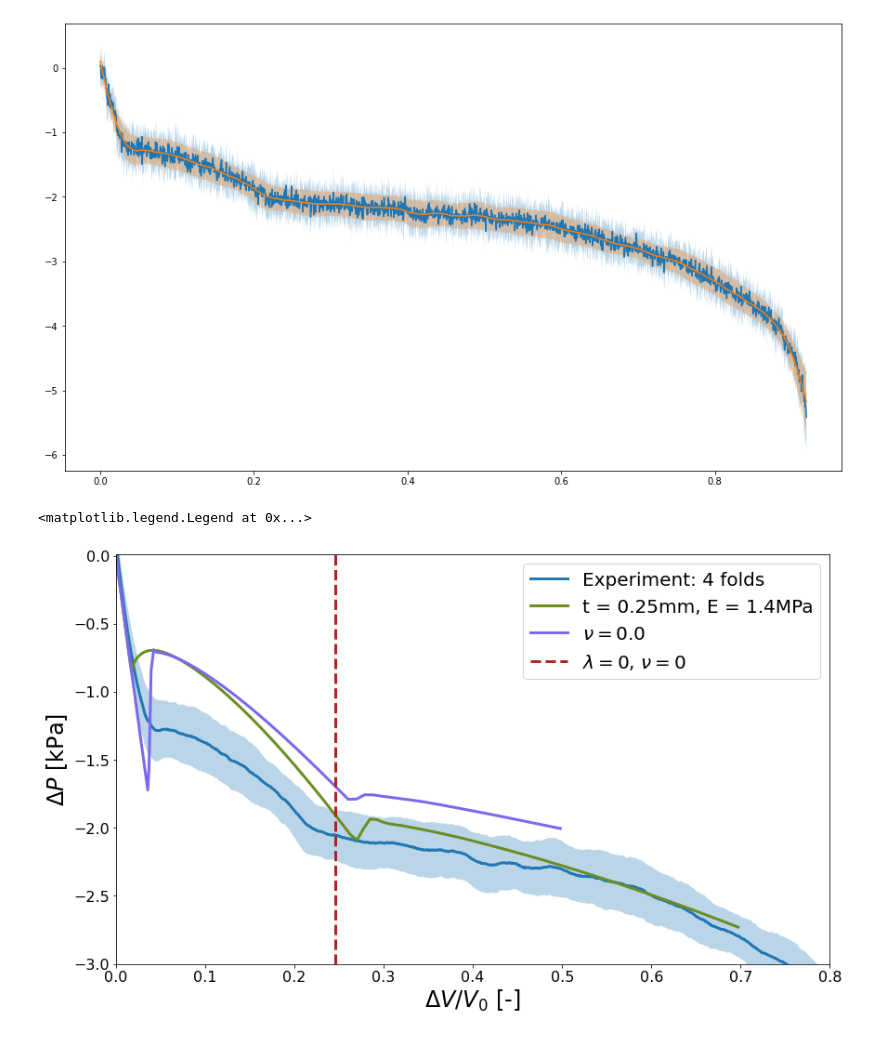
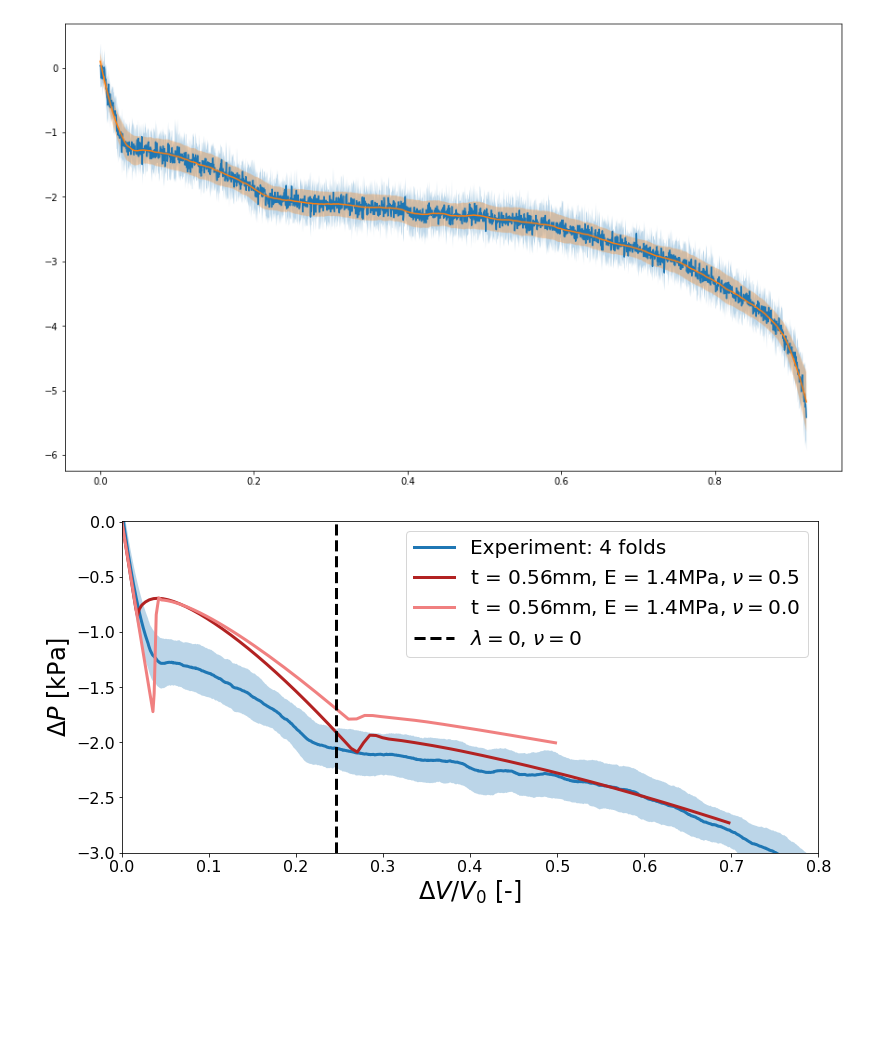
Before and after one commit to bertoldi-collab/buckling-cylinders, a Jupyter notebook: figure_making.ipynb, the cells around one changed output. Drawn from its saved outputs; the diff is of its cells as text; code cells hidden in the pictures; blank space fills up the shorter version.

```diff
--- a/figure_making.ipynb
+++ b/figure_making.ipynb
@@ -31,9 +45,10 @@ for i,nu in enumerate(nu_try):
         temp_all = data_cur[:,0]
         freq_all = data_cur[:,1:]
 
-        color_plot = plt.get_cmap(cmap_all[i])(0.7)
+        # color_plot = plt.get_cmap(cmap_all[i])(0.7)
+        color_plot = 'lightcoral'
 
-        for j in range(np.shape(freq_all)[1]):
+        for j in range(np.shape(freq_all)[1]-1):
             ax.plot(-3*temp_all, freq_all[:,j], 'o', color = color_plot, markersize = markersize_all)
             if j == 0:
                 ax.plot(-3*temp_all, freq_all[:,j], '-', color = color_plot, label = rf'$\nu$ = {nu}', linewidth = linewidth_all)
@@ -51,4 +66,5 @@ ax.set_xlim(0,0.35)
 
 
 # fig.savefig('data_processed/change_nu_4folds_val.jpg')
+fig.savefig('data_processed/4folds_eigval_00_nolam0.jpg')
 # %% [output]
@@ -58,7 +162,7 @@ ax.set_xlim(0,0.35)
 nu_try = [0.0, 0.1, 0.2, 0.3, 0.4, 0.5]
 
 # fig, ax = plt.subplots(figsize = (14,10))
-fig, ax = plt.subplots(figsize = (12,7), constrained_layout = True)
+fig, ax = plt.subplots(figsize = figsize_whole, constrained_layout = True)
 
 initial_idx = 240
 
@@ -74,9 +178,10 @@ for i,nu in enumerate(nu_try):
         temp_all = data_cur[:,0]
         freq_all = data_cur[:,1:]
 
-        color_plot = plt.get_cmap(cmap_all[i])(0.7)
+        # color_plot = plt.get_cmap(cmap_all[i])(0.7)
+        color_plot = 'lightcoral'
 
-        for j in range(np.shape(freq_all)[1]):
+        for j in range(np.shape(freq_all)[1]-1):
             ax.plot(-3*temp_all, freq_all[:,j], 'o', color = color_plot, markersize = markersize_all)
             if j == 0:
                 ax.plot(-3*temp_all, freq_all[:,j], '-', color = color_plot, label = rf'$\nu$ = {nu}', linewidth = linewidth_all)
@@ -86,16 +191,18 @@ for i,nu in enumerate(nu_try):
 ylim_cur = ax.get_ylim()
 f = lambda x: np.interp(x,-3*temp_all,freq_all[:,0])
 sol_root = root(f,0.25)
-ax.vlines(float(sol_root.x),ylim_cur[0], ylim_cur[1], 'firebrick', '--', linewidth = linewidth_all, label = '$\lambda = 0$')
+ax.vlines(float(sol_root.x),ylim_cur[0], ylim_cur[1], 'black', '--', linewidth = linewidth_all, label = '$\lambda = 0$')
 
 ax.legend(loc = 'best', fontsize = fontsize_legend)
 ax.set_xlabel('$\Delta V/V_0$', fontsize = fontsize_axes)
 ax.set_ylabel('Eigenvalue', fontsize = fontsize_axes)
 ax.tick_params(labelsize = fontsize_ticks)
 ax.yaxis.offsetText.set_fontsize(fontsize_ticks)
+ax.ticklabel_format(scilimits = (-5,3))
 ax.set_xlim(0,0.35)
 ax.set_ylim(ylim_cur)
 
 
 # fig.savefig('data_processed/change_nu_4folds_val.jpg')
+fig.savefig('data_processed/4folds_eigval_00.jpg', dpi = 300)
 # %% [output]
@@ -155,7 +249,7 @@ cmap_all = ['Blues', 'Reds','Greens', 'Oranges', 'Purples', 'YlOrBr', 'BuGn', 'P
 # %% [output]
 [figure]
 # %%
-fig, ax = plt.subplots(figsize = (12,7), constrained_layout = True)
+fig, ax = plt.subplots(figsize = figsize_whole, constrained_layout = True)
 
 '''load exp data'''
 data_all = np.loadtxt('exp_results/PV_4f_Fig1_exp.csv', skiprows = 2, delimiter = ',')
@@ -183,36 +277,38 @@ pressure_0 = pressure_4_mean[0]
 ax.plot(vol_all/vol_0, pressure_4_smooth_mean, label = 'Experiment: 4 folds', linewidth = linewidth_all)
 ax.fill_between(vol_all/vol_0, pressure_4_smooth_mean + pressure_4_smooth_std, pressure_4_smooth_mean - pressure_4_smooth_std, alpha = 0.3)
 cmap_all = ['Blues', 'Reds','Greens', 'Oranges', 'Purples', 'YlOrBr', 'BuGn', 'PuRd']
 
 '''load sim data'''
+t, E = (0.56, 1.4)
 #plot nu = 0.5 up to \delta V/V_0 = 0.7 for fitted parameters
-t, E = (0.25, 1.4)
+nu = 0.5
 data_cur = np.loadtxt(f'data_out/4fold-fitting-400_pcav_cvol.txt')
 vol_norm = -(data_cur[:,0] - data_cur[0,0])/data_cur[0,0]
 pressure_kpa = data_cur[:,1] * 1e3
-ax.plot(vol_norm,pressure_kpa, label = f't = {t}mm, E = {E}MPa', color = 'olivedrab', linewidth = linewidth_all)
+ax.plot(vol_norm,pressure_kpa, label = rf't = {t}mm, E = {E}MPa, $\nu = {nu}$', color = 'firebrick', linewidth = linewidth_all)
 
 
 #plot nu = 0.0 up to \delta V/V_0 = 0.5 for fitted parameters
 nu = 0.0
 data_path = f'data_out/4fold-test_nu-100_pcav_cvol.txt'
 data_cur = np.loadtxt(data_path)
 vol_norm = -(data_cur[:,0] - data_cur[0,0])/data_cur[0,0]
 pressure_kpa = data_cur[:,1] * 1e3
-ax.plot(vol_norm,pressure_kpa, label = rf'$\nu = {nu}$', color = 'mediumslateblue', linewidth = linewidth_all)
+ax.plot(vol_norm,pressure_kpa, label = rf't = {t}mm, E = {E}MPa, $\nu = {nu}$', color = 'lightcoral', linewidth = linewidth_all)
 
 #set parameters for plot
 ax.set_xlabel('$\Delta V/V_0$ [-]', fontsize = fontsize_axes)
 ax.set_ylabel('$\Delta P$ [kPa]', fontsize = fontsize_axes)
 ax.set_xlim(left = 0, right = 0.8)
 ax.set_ylim(top = 0.01, bottom = -3)
 ax.tick_params(labelsize = fontsize_ticks)
 ax.yaxis.offsetText.set_fontsize(fontsize_ticks)
 
 ylim_cur = ax.get_ylim()
-ax.vlines(float(sol_root.x),ylim_cur[0], ylim_cur[1], 'firebrick', '--', linewidth = linewidth_all, label = r'$\lambda = 0$, $\nu = 0$')
+ax.vlines(float(sol_root.x),ylim_cur[0], ylim_cur[1], 'black', '--', linewidth = linewidth_all, label = r'$\lambda = 0$, $\nu = 0$')
 
 ax.legend(loc = 'best', fontsize = fontsize_legend)
+
+fig.savefig('data_processed/4folds_pv_05vs00.jpg', dpi = 300)
 # %% [output]
-<matplotlib.legend.Legend at 0x...>
-[figure, old version]
+[figure, new version]
```
Also changed, not shown: parts of 10 cells of this notebook, 12 other files.
